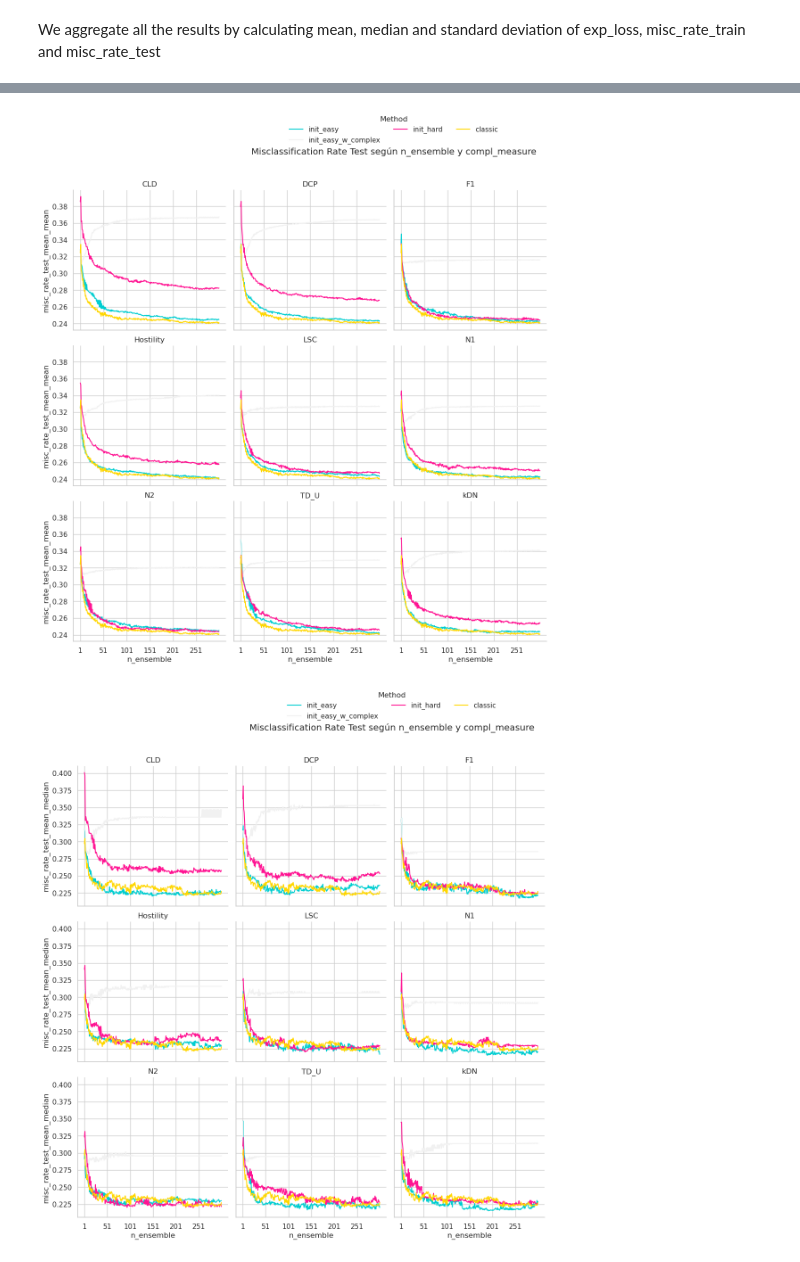
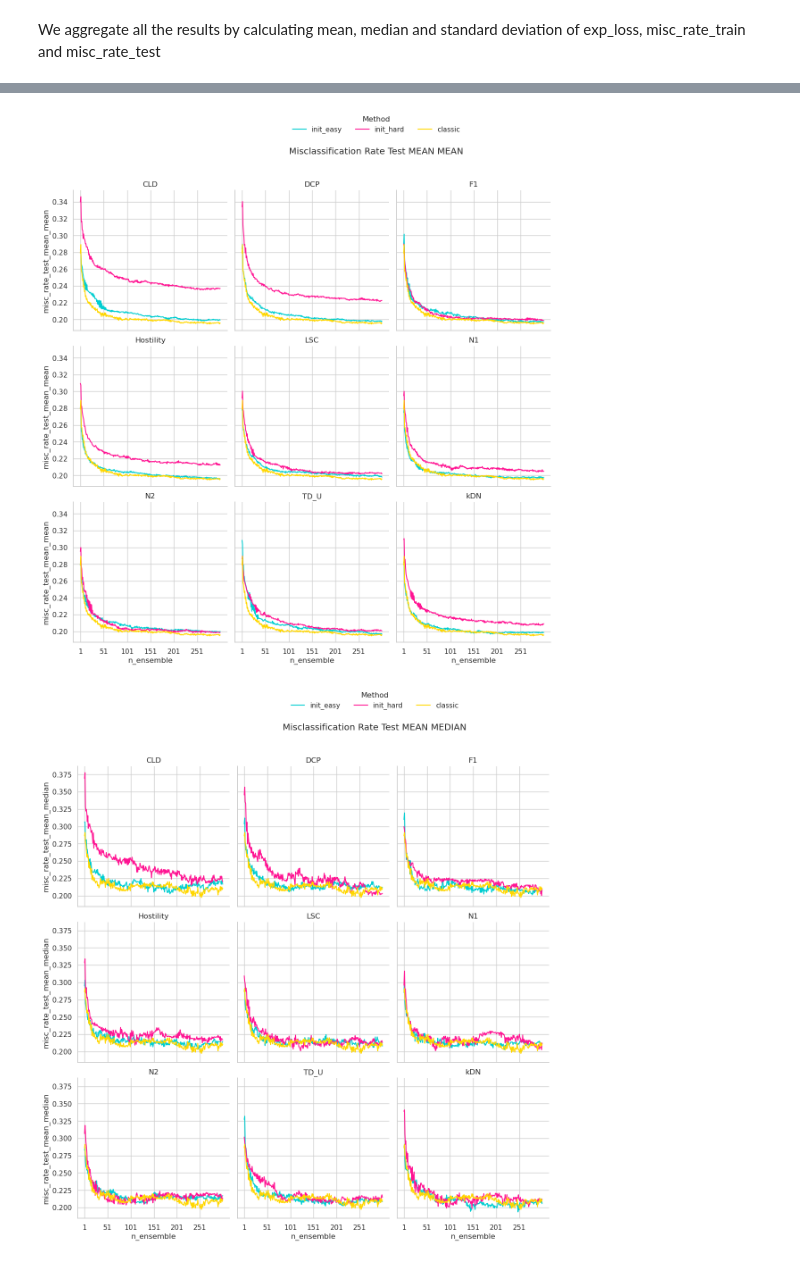
Before and after one commit to carmenlancho/EnsemblesComplexity, a Jupyter notebook: Notebooks/Analysis_Boosting.ipynb, the cells around one changed output, grey strips where cells are left out. Drawn from its saved outputs; the diff is of its cells as text; code cells hidden in the pictures.

```diff
--- a/Notebooks/Analysis_Boosting.ipynb
+++ b/Notebooks/Analysis_Boosting.ipynb
@@ -91,0 +96,4 @@ plt.show()
+# %%
+df = df[df.method_weights != 'init_easy_w_complex']
+df.reset_index()
+df.shape
@@ -229,0 +246,4 @@ all_datasets = pd.concat([pd.read_csv(f) for f in selected_files], ignore_index=
+# %%
+all_datasets = all_datasets[all_datasets.method_weights != 'init_easy_w_complex']
+all_datasets.reset_index()
+all_datasets.shape
@@ -312,30 +350,30 @@ for ax in g.axes.flat:
 
 # Ajustar el título general
 plt.subplots_adjust(top=0.9)
-g.fig.suptitle('Misclassification Rate Test según n_ensemble y compl_measure')  # Título general
+g.fig.suptitle('Misclassification Rate Test MEAN MEAN')
 plt.show()
 # %% [output]
-[figure, old version]
+[figure, new version]
 # %%
 # Crear la cuadrícula de gráficos con Seaborn
 g = sns.FacetGrid(df_complete_all, col="compl_measure", hue="method_weights", col_wrap=3, height=4, palette=colour_palette_personalized)
 
 # Graficar las líneas de tasa de error de clasificación en el conjunto de entrenamiento
 g.map(sns.lineplot, 'n_ensemble', 'misc_rate_test_mean_median')
 
 # Configurar títulos y leyendas
 g.set_titles("{col_name}")
 g.set_axis_labels("n_ensemble", "misc_rate_test_mean_median")
 g.add_legend(title="Method", loc='upper center', bbox_to_anchor=(0.5, 1.05), ncol=3, frameon=False)
 
 # Ajustar etiquetas del eje x para que muestren cada 10 valores
 for ax in g.axes.flat:
     ax.set_xticks(range(1, 301, 50))
     ax.grid(True)
 
 # Ajustar el título general
 plt.subplots_adjust(top=0.9)
-g.fig.suptitle('Misclassification Rate Test según n_ensemble y compl_measure')  # Título general
+g.fig.suptitle('Misclassification Rate Test MEAN MEDIAN')
 plt.show()
 # %% [output]
-[figure, old version]
+[figure, new version]
```
Also changed, not shown: parts of 30 cells of this notebook, 4 other files.
